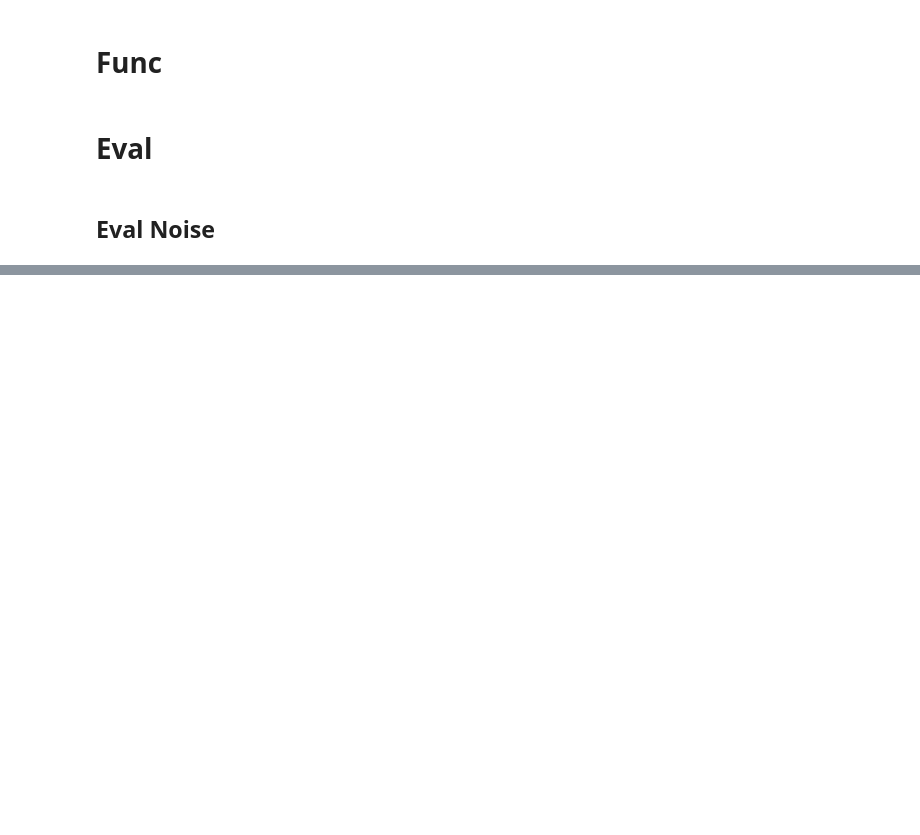
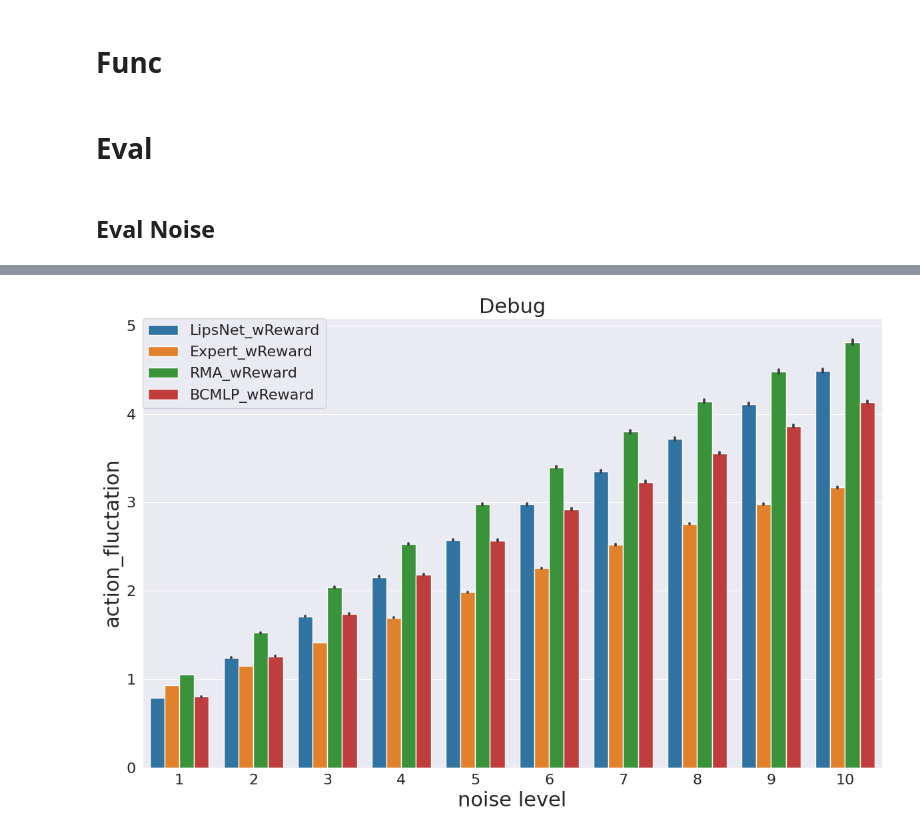
Before and after one commit to LucienJi/LipsRobot, a Jupyter notebook: notebook.ipynb, the cells around one changed output, grey strips where cells are left out. Saved outputs shown, nothing was run; the diff lists cells and outputs as text; code cells hidden in the pictures; blank space fills up the shorter version.

```diff
--- a/notebook.ipynb
+++ b/notebook.ipynb
@@ -164,0 +217,18 @@ plot_df(
+# %%
+noiseV10_data_path = parse_dir("logs/Eval/noiseV10",['guassian','wReward'])
+noiseV10_data = [get_noise_eval_data(p) for p in noiseV05_data_path]
+noiseV10_df = get_df(noiseV05_data)
+# %%
+plot_df(
+    noiseV10_df,
+    y_name = 'action_fluctation',
+    x_name = 'noise level',
+    hue_name = 'name',
+    save_path=None,
+    y_label='action_fluctation',
+    x_label='noise level',
+    title="Debug",
+    plot_type = 'bar'
+)
+# %% [output]
+[figure, added]
```
Also changed, not shown: parts of 12 cells of this notebook, 20 other files.
